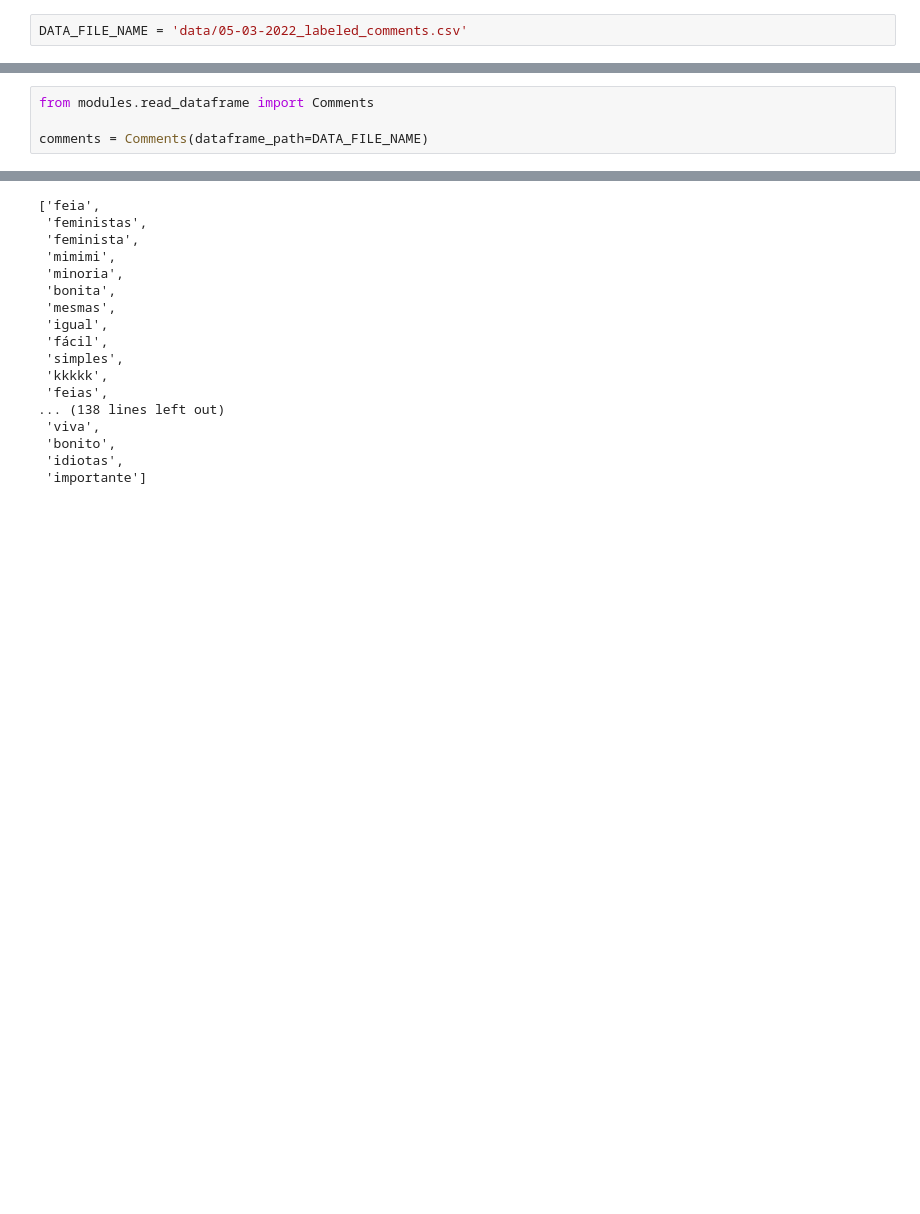
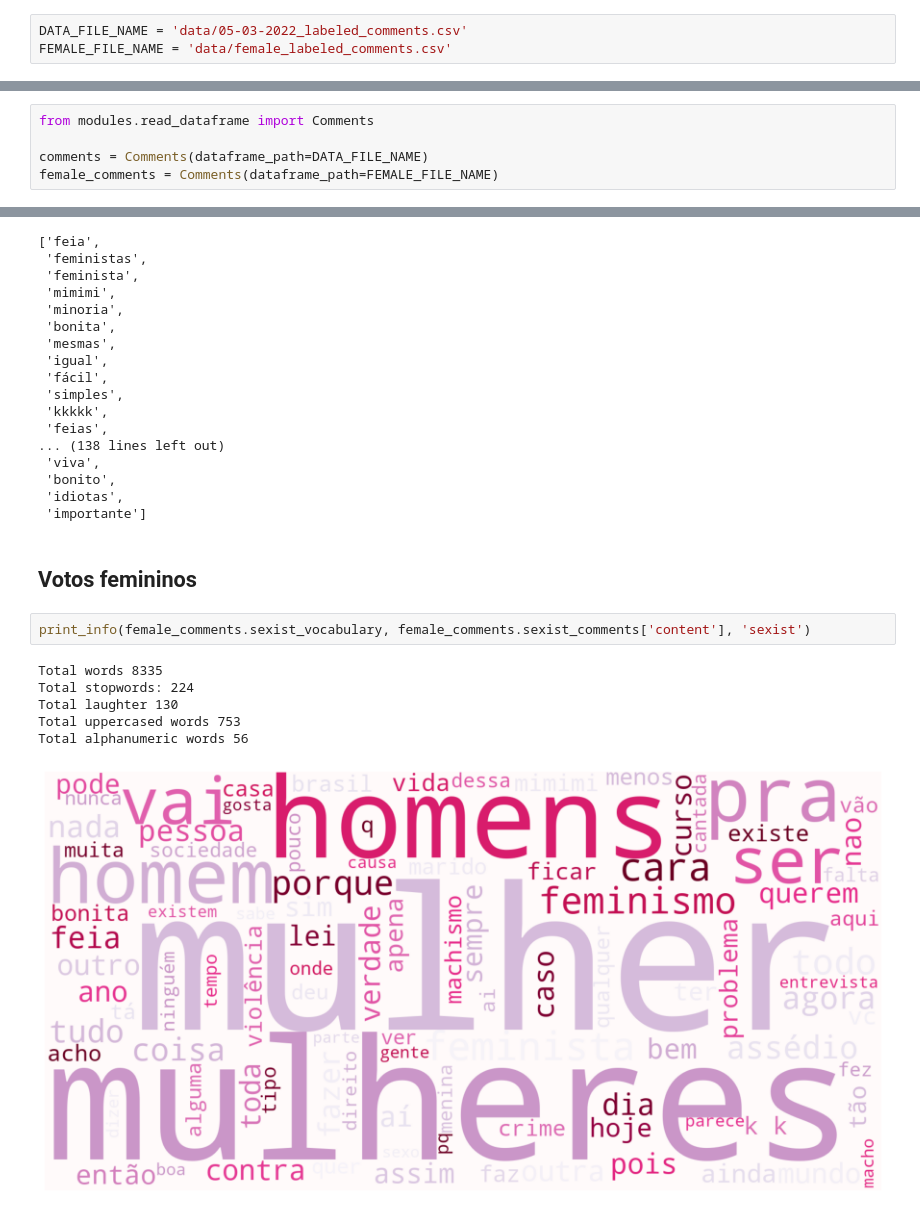
Before and after one commit to mlpbraga/sexism-data-analysis, a Jupyter notebook: data-analysis-comments.ipynb, the cells around one changed output, grey strips where cells are left out. Drawn from its saved outputs; the diff is of its cells as text; blank space fills up the shorter version.

```diff
--- a/data-analysis-comments.ipynb
+++ b/data-analysis-comments.ipynb
@@ -1,5 +1,6 @@
 # %%
 DATA_FILE_NAME = 'data/05-03-2022_labeled_comments.csv'
+FEMALE_FILE_NAME = 'data/female_labeled_comments.csv'
 # %%
 import nltk
 import matplotlib.pyplot as plt
@@ -8,5 +9,6 @@ from wordcloud import WordCloud, STOPWORDS, ImageColorGenerator
 from modules.read_dataframe import Comments
 
 comments = Comments(dataframe_path=DATA_FILE_NAME)
+female_comments = Comments(dataframe_path=FEMALE_FILE_NAME)
 # %% [output]
 -> Labeled comments dataframe avaliable in data/05-03-2022_labeled_comments.csv
@@ -403,3 +343,14 @@ palavras['ADJ']
  'bonito',
  'idiotas',
  'importante']
+# %% [markdown]
+## Votos femininos
+# %%
+print_info(female_comments.sexist_vocabulary, female_comments.sexist_comments['content'], 'sexist')
+# %% [output]
+Total words 8335
+Total stopwords: 224
+Total laughter 130
+Total uppercased words 753
+Total alphanumeric words 56
+[figure, added]
```
Also changed, not shown: parts of 25 cells of this notebook, 13 other files.
